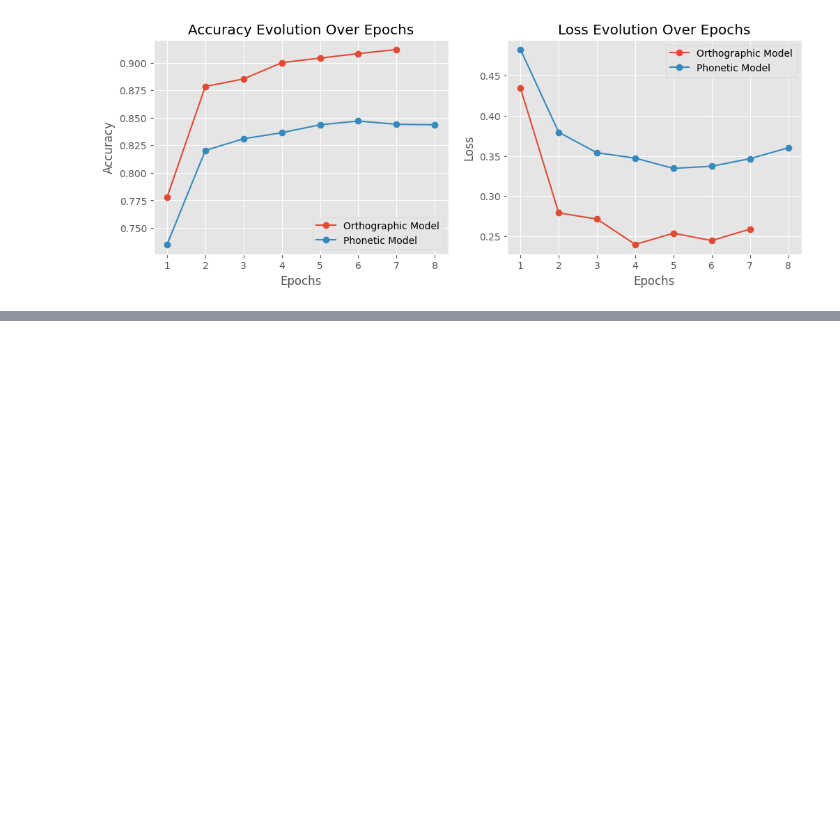
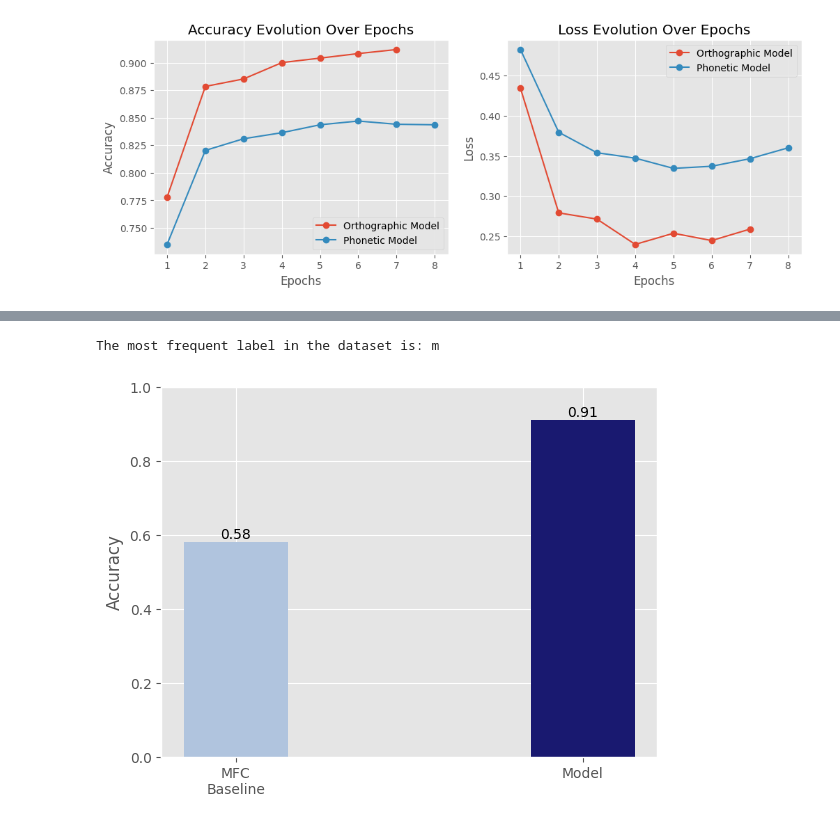
Before and after one commit to NazaninShafiabadi/gender_prediction, a Jupyter notebook: src/main_suffix_vs_non-suffix.ipynb, the cells around one changed output, grey strips where cells are left out. Drawn from its saved outputs; the diff is of its cells as text; code cells hidden in the pictures; blank space fills up the shorter version.

```diff
--- a/src/main_suffix_vs_non-suffix.ipynb
+++ b/src/main_suffix_vs_non-suffix.ipynb
@@ -313,0 +388,9 @@ plot_metrics(valid_accuracies, valid_losses)
+# %%
+# Comparison with baseline on validation set
+
+baseline_acc = baseline_accuracy(orth_train_generator, orth_valid_generator, verbose=True)
+
+compare_accuracies(baseline_acc, orth_valid_metrics['accuracy'][-1])
+# %% [output]
+The most frequent label in the dataset is: m
+[figure, added]
```
Also changed, not shown: parts of 21 cells of this notebook.
